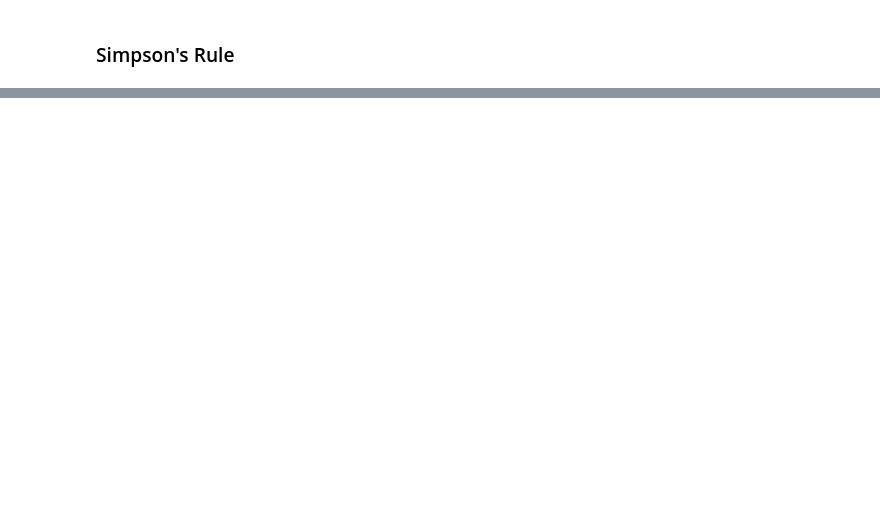
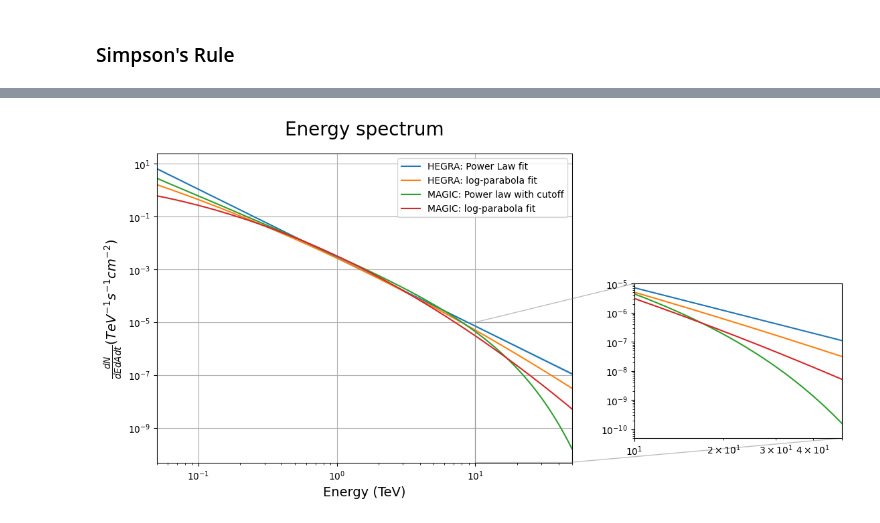
Before and after one commit to jonathancavallin/LCP-Mod_A-Project_MAGIC-Data-Analysis, a Jupyter notebook: SDL_part7_ver2.ipynb, the cells around one changed output, grey strips where cells are left out. Cells and saved outputs as stored; diff of their text form; code cells hidden in the pictures; blank space fills up the shorter version.

```diff
--- a/SDL_part7_ver2.ipynb
+++ b/SDL_part7_ver2.ipynb
@@ -54,10 +28,10 @@ $$
 # %%
 # Constants
 A = 10**9 * 1e-4  # collection area in m^2
-E0 = 1.0  # TeV
-Emin = 0.05  # TeV = 50 GeV
-Emax = 50  # TeV
-n_gamma, sigma_n_gamma =  4199, 0.4
+E0 = 1.0          # TeV
+Emin = 0.05       # TeV = 50 GeV
+Emax = 50         # TeV
+n_gamma, sigma_n_gamma =  4431, 43    # number of true gamma events
 
 # Constants for the first integral
 alpha1, alpha1_err = 2.59, 0.03
@@ -66,7 +40,7 @@ c1, c1_err = 2.79e-7, 0.02e-7
 # Constants for the second integral
 c2, c2_err = 2.67e-7, 0.01e-7
 alpha2, alpha2_err = 2.47, 0.1
-beta, beta_err = 0.11, 0.1
+beta, beta_err = -0.11, 0.1
 # %% [markdown]
 Primo integrale con errore dato da derivate parziali
 # %% [markdown]
@@ -111,7 +85,8 @@ $$
 \sigma_t = t \sqrt{ \left( \frac{\sigma_{n_{\gamma}}}{n_{\gamma}} \right)^2 + \left( \frac{\sigma_R}{R} \right)^2 }
 $$
 # %%
-import sympy as sp
+def dJ_H(E, c1, alpha1):
+    return c1 * np.power((E / E0), - alpha1)
 
 def uncertainty(A, E0, Emin, Emax, c1, c1_err, alpha1, alpha1_err):
     #definisco i simboli
@@ -141,8 +116,9 @@ def uncertainty(A, E0, Emin, Emax, c1, c1_err, alpha1, alpha1_err):
 
 #valore dell'errore su R
 R_val, sigma_R = uncertainty(A, E0, Emin, Emax, c1, c1_err, alpha1, alpha1_err)
-t1 = (n_gamma / R_val) / 60
-sigma_t1 = t1 * (np.sqrt((sigma_n_gamma / n_gamma)**2 + (sigma_R/R_val)**2))
+t1_H = (n_gamma / R_val) / 60
+sigma_t1_H = t1_H * (np.sqrt((sigma_n_gamma / n_gamma)**2 + (sigma_R/R_val)**2))
 
-print(f"t1 = {t1:.1f} ± {sigma_t1:.1f} minutes")
+print("HEGRA with Power law")
+print(f"t1_H = {t1_H:.1f} ± {sigma_t1_H:.1f} minutes")
 # %% [output]
@@ -376,0 +645,41 @@ better result if we approximate the function instead with curves of some kind, S
+# %%
+E = np.linspace(Emin, Emax, 2**20+1)
+
+fig, ax = plt.subplots(figsize=(8, 6))
+
+ax.plot(E, 1e8 * dJ_H(E, (c1 * 1e-4), alpha1), label='HEGRA: Power Law fit')
+ax.plot(E, 1e8 * dJ_MC_H(E, (c2 * 1e-4), alpha2, beta), label='HEGRA: log-parabola fit')
+ax.plot(E, 1e8 * dJ1_MC_M(E, f0, alpha, Ec), label='MAGIC: Power law with cutoff')
+ax.plot(E, 1e8 * dJ2_MC_M(E, f02, alpha2, beta2), label='MAGIC: log-parabola fit')
+
+ax.semilogx()
+ax.semilogy()
+ax.set_title('Energy spectrum',fontsize=20, pad =20)
+ax.set_xlabel('Energy (TeV)',fontsize=14)
+ax.set_ylabel(r'$\frac{dN}{dE dA dt} (TeV^{-1} s^{-1} cm^{-2})$',fontsize=14)    #da controllare---------------------------
+ax.set_xlim([Emin, Emax])
+ax.legend(loc='best')
+
+# inset Axes....
+x1, x2, y1, y2 = 1e1, 5e1, 5e-11, 1e-5  # subregion of the original image
+
+# step4 Plot a zoomed graph
+axins = ax.inset_axes([1.15, 0.08, 0.50, 0.50])
+axins.plot(E, 1e8 * dJ_H(E, (c1 * 1e-4), alpha1), label='HEGRA: Power Law fit')
+axins.plot(E, 1e8 * dJ_MC_H(E, (c2 * 1e-4), alpha2, beta), label='HEGRA: log-parabola fit')
+axins.plot(E, 1e8 * dJ1_MC_M(E, f0, alpha, Ec), label='MAGIC: Power law with cutoff')
+axins.plot(E, 1e8 * dJ2_MC_M(E, f02, alpha2, beta2), label='MAGIC: log-parabola fit')
+
+axins.set_xlim(x1, x2)
+axins.set_ylim(y1, y2)
+axins.semilogx()
+axins.semilogy()
+
+ax.indicate_inset_zoom(axins)
+ax.grid()
+#ax.set_box_aspect(0.75)
+#fig.subplots_adjust(bottom=0.1,top=0.7)
+
+plt.show()
+# %% [output]
+[figure, added]
```
Also changed, not shown: parts of 36 cells of this notebook.
